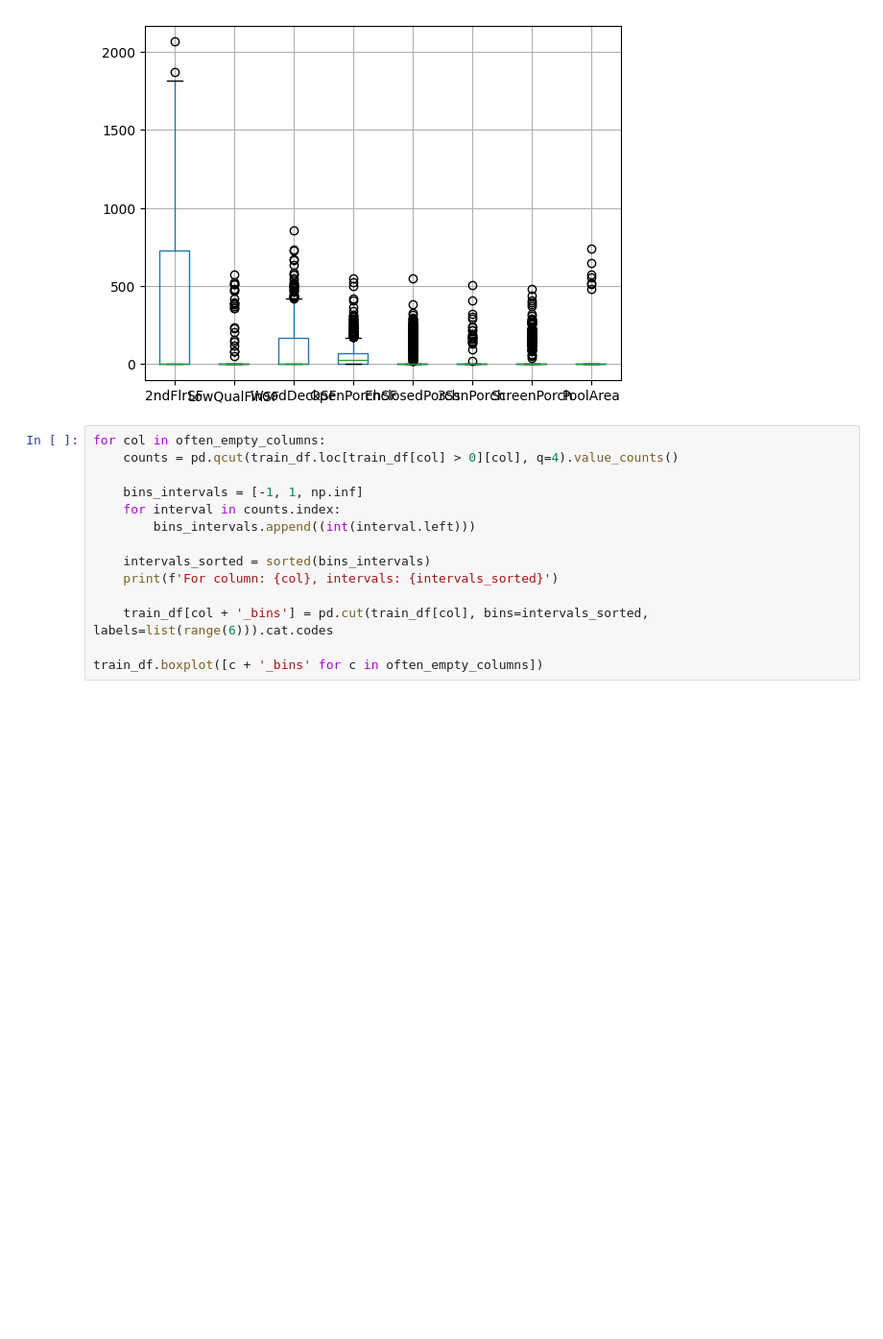
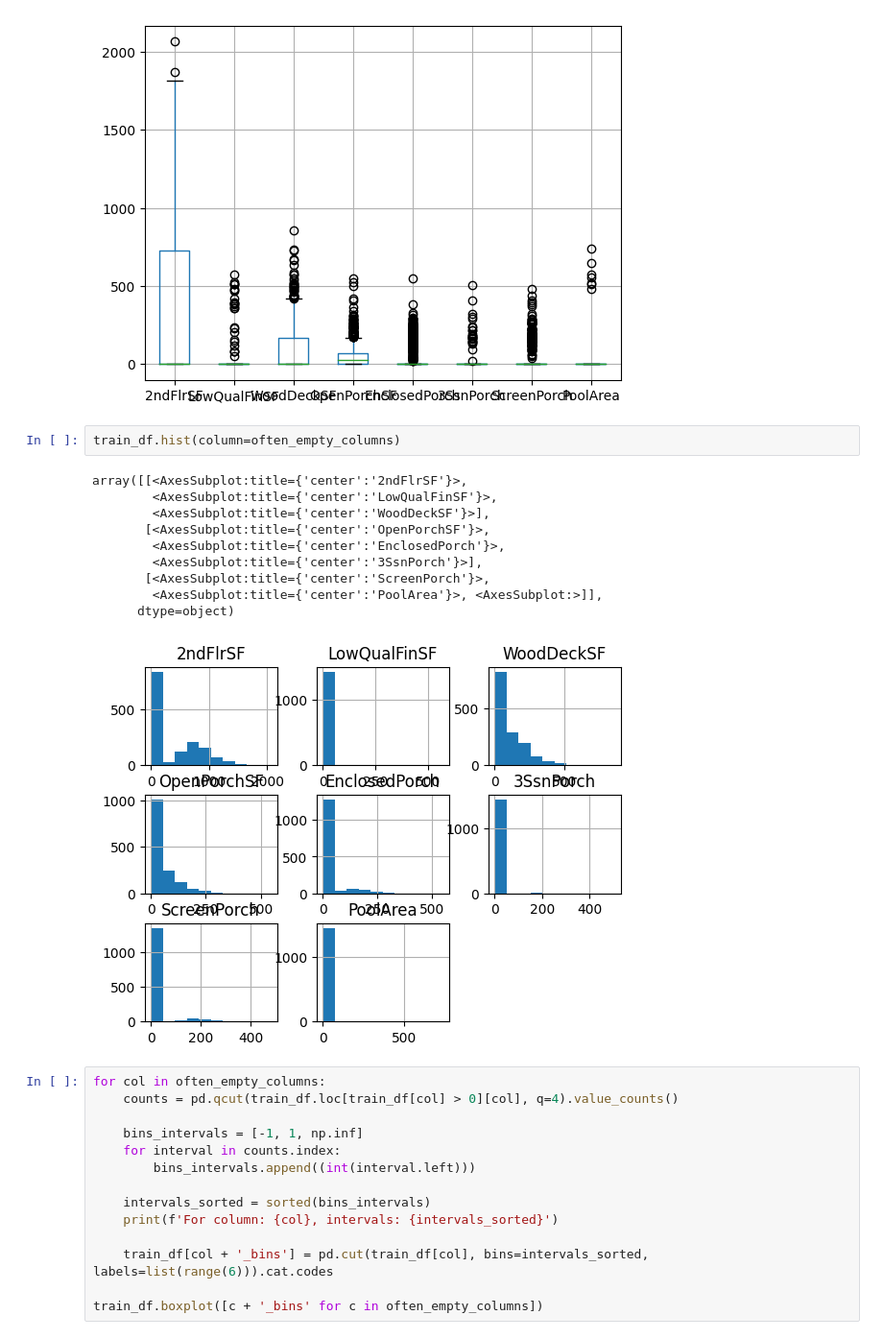
Before and after one commit to mikolajkania/kaggle-03-house-prices, a Jupyter notebook: notebooks/eda_train.ipynb, the cells around one changed output. Shown at 96% size. Drawn from its saved outputs; the diff is of its cells as text; blank space fills up the shorter version.

```diff
--- a/notebooks/eda_train.ipynb
+++ b/notebooks/eda_train.ipynb
@@ -142,6 +163,19 @@ train_df.boxplot(column=often_empty_columns)
 # %% [output]
 <AxesSubplot:>
 [figure]
+# %%
+train_df.hist(column=often_empty_columns)
+# %% [output]
+array([[<AxesSubplot:title={'center':'2ndFlrSF'}>,
+        <AxesSubplot:title={'center':'LowQualFinSF'}>,
+        <AxesSubplot:title={'center':'WoodDeckSF'}>],
+       [<AxesSubplot:title={'center':'OpenPorchSF'}>,
+        <AxesSubplot:title={'center':'EnclosedPorch'}>,
+        <AxesSubplot:title={'center':'3SsnPorch'}>],
+       [<AxesSubplot:title={'center':'ScreenPorch'}>,
+        <AxesSubplot:title={'center':'PoolArea'}>, <AxesSubplot:>]],
+      dtype=object)
+[figure, added]
 # %%
 for col in often_empty_columns:
     counts = pd.qcut(train_df.loc[train_df[col] > 0][col], q=4).value_counts()
```
Also changed, not shown: parts of 5 cells of this notebook.
